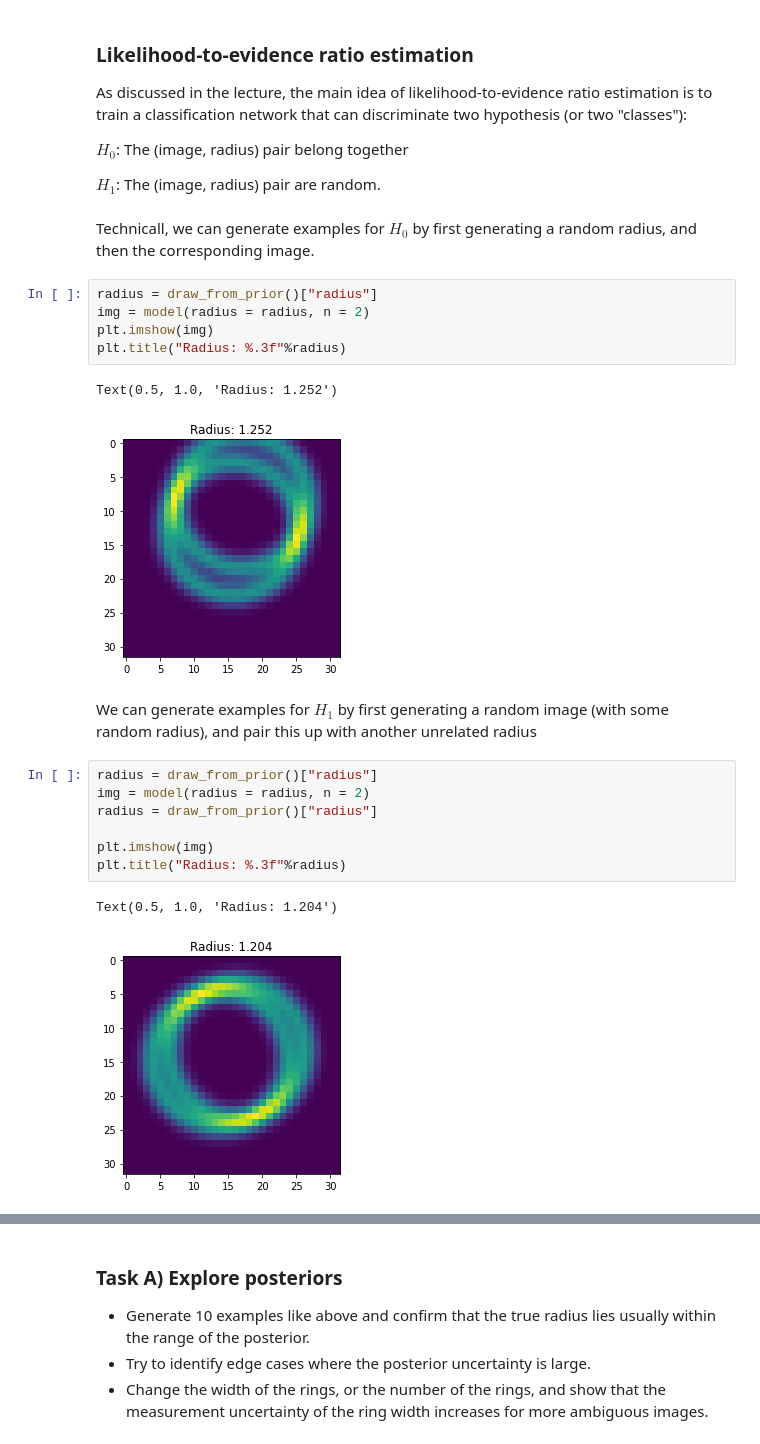
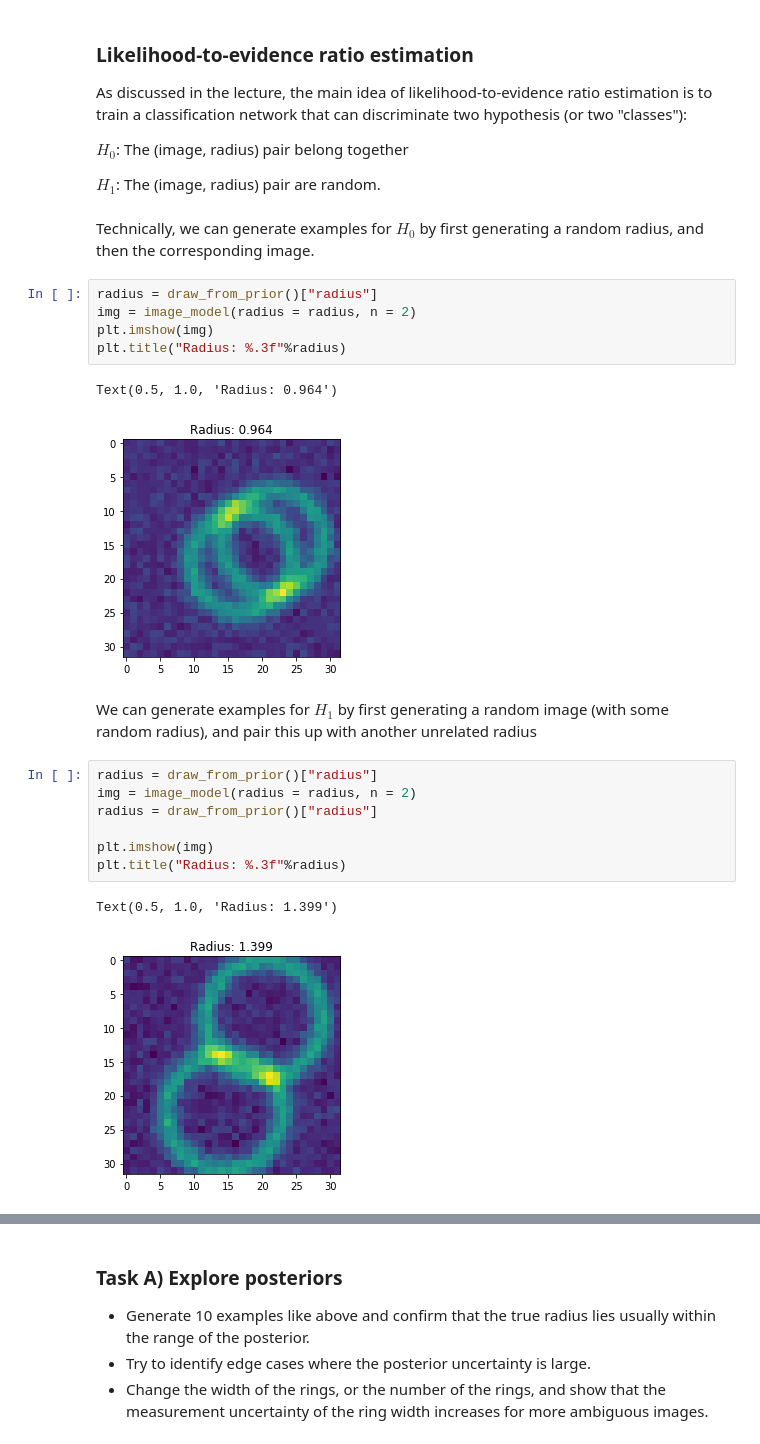
Before and after one commit to LHCfitNikhef/ML4PA, a Jupyter notebook: tutorials/tutorial4/Tutorial4-likelihoodfreeinference.ipynb, the cells around one changed output, grey strips where cells are left out. Saved outputs shown, nothing was run; the diff lists cells and outputs as text.

```diff
--- a/tutorials/tutorial4/Tutorial4-likelihoodfreeinference.ipynb
+++ b/tutorials/tutorial4/Tutorial4-likelihoodfreeinference.ipynb
@@ -343,27 +316,27 @@ $H_0$: The (image, radius) pair belong together
 
 $H_1$: The (image, radius) pair are random.
 # %% [markdown]
-Technicall, we can generate examples for $H_0$ by first generating a random radius, and then the corresponding image.
+Technically, we can generate examples for $H_0$ by first generating a random radius, and then the corresponding image.
 # %%
 radius = draw_from_prior()["radius"]
-img = model(radius = radius, n = 2)
+img = image_model(radius = radius, n = 2)
 plt.imshow(img)
 plt.title("Radius: %.3f"%radius)
 # %% [output]
-Text(0.5, 1.0, 'Radius: 1.252')
+Text(0.5, 1.0, 'Radius: 0.964')
-[figure, old version]
+[figure, new version]
 # %% [markdown]
 We can generate examples for $H_1$ by first generating a random image (with some random radius), and pair this up with another unrelated radius
 # %%
 radius = draw_from_prior()["radius"]
-img = model(radius = radius, n = 2)
+img = image_model(radius = radius, n = 2)
 radius = draw_from_prior()["radius"]
 
 plt.imshow(img)
 plt.title("Radius: %.3f"%radius)
 # %% [output]
-Text(0.5, 1.0, 'Radius: 1.204')
+Text(0.5, 1.0, 'Radius: 1.399')
-[figure, old version]
+[figure, new version]
 # %%
 class RatioCNN(nn.Module):
     def __init__(self):
```
Also changed, not shown: parts of 33 cells of this notebook.
